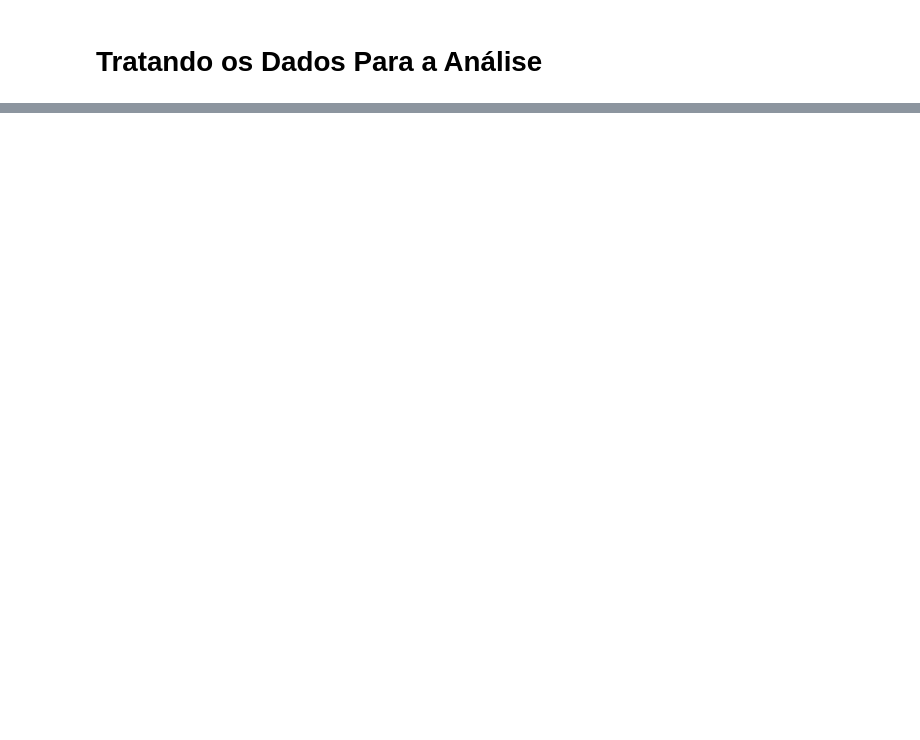
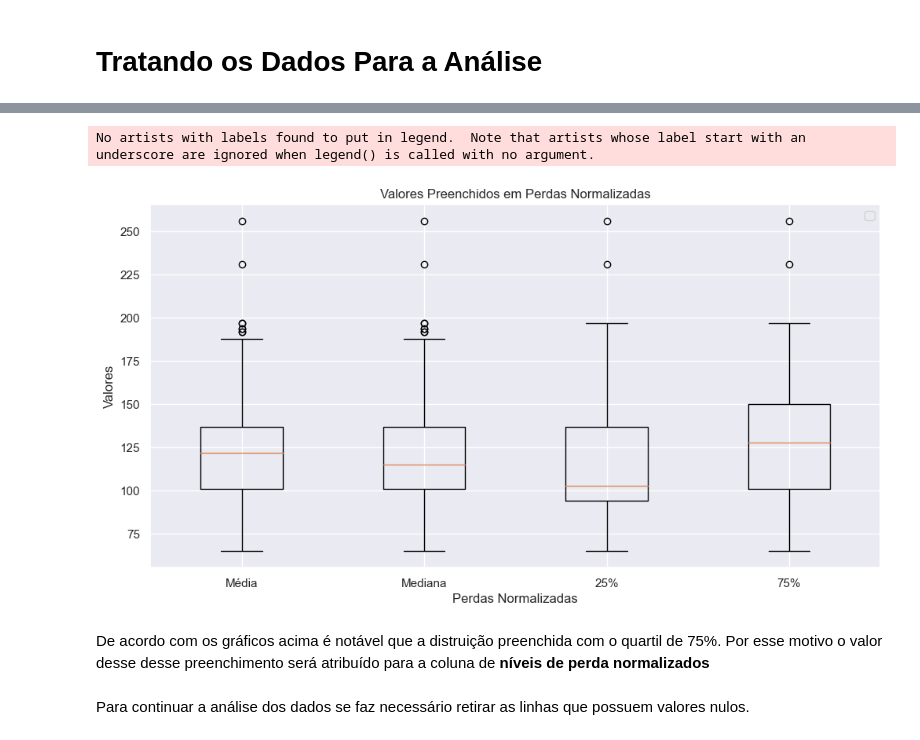
Before and after one commit to dimitriribeiro/predicting-prices, a Jupyter notebook: pricing-preditivo.ipynb, the cells around one changed output, grey strips where cells are left out. Cells and saved outputs as stored; diff of their text form; code cells hidden in the pictures; blank space fills up the shorter version.

```diff
--- a/pricing-preditivo.ipynb
+++ b/pricing-preditivo.ipynb
@@ -218,0 +200,20 @@ dataset_carros['normalized-losses'].plot(title='Depois da Interpolação')
+# %%
+nomes_das_categorias = ['Média','Mediana','25%', '75%']
+plt.figure(figsize=(12, 6))
+
+plt.boxplot([media_dados, mediana_dados, quartis_dados[0], quartis_dados[1]])
+
+
+plt.title('Valores Preenchidos em Perdas Normalizadas')
+plt.xlabel('Perdas Normalizadas')
+plt.ylabel('Valores')
+plt.xticks(range(1, len(nomes_das_categorias) + 1), nomes_das_categorias)
+
+plt.legend()
+
+plt.show()
+# %% [output]
+No artists with labels found to put in legend.  Note that artists whose label start with an underscore are ignored when legend() is called with no argument.
+[figure, added]
+# %% [markdown]
+De acordo com os gráficos acima é notável que a distruição preenchida com o quartil de 75%. Por esse motivo o valor desse desse preenchimento será atribuído para a coluna de **níveis de perda normalizados**
@@ -219,2 +222,4 @@ dataset_carros['normalized-losses'].plot(title='Depois da Interpolação')
+# %% [markdown]
+Para continuar a análise dos dados se faz necessário retirar as linhas que possuem valores nulos.
 # %%
 dataset_carros.dropna(inplace=True)
```
Also changed, not shown: parts of 49 cells of this notebook.
